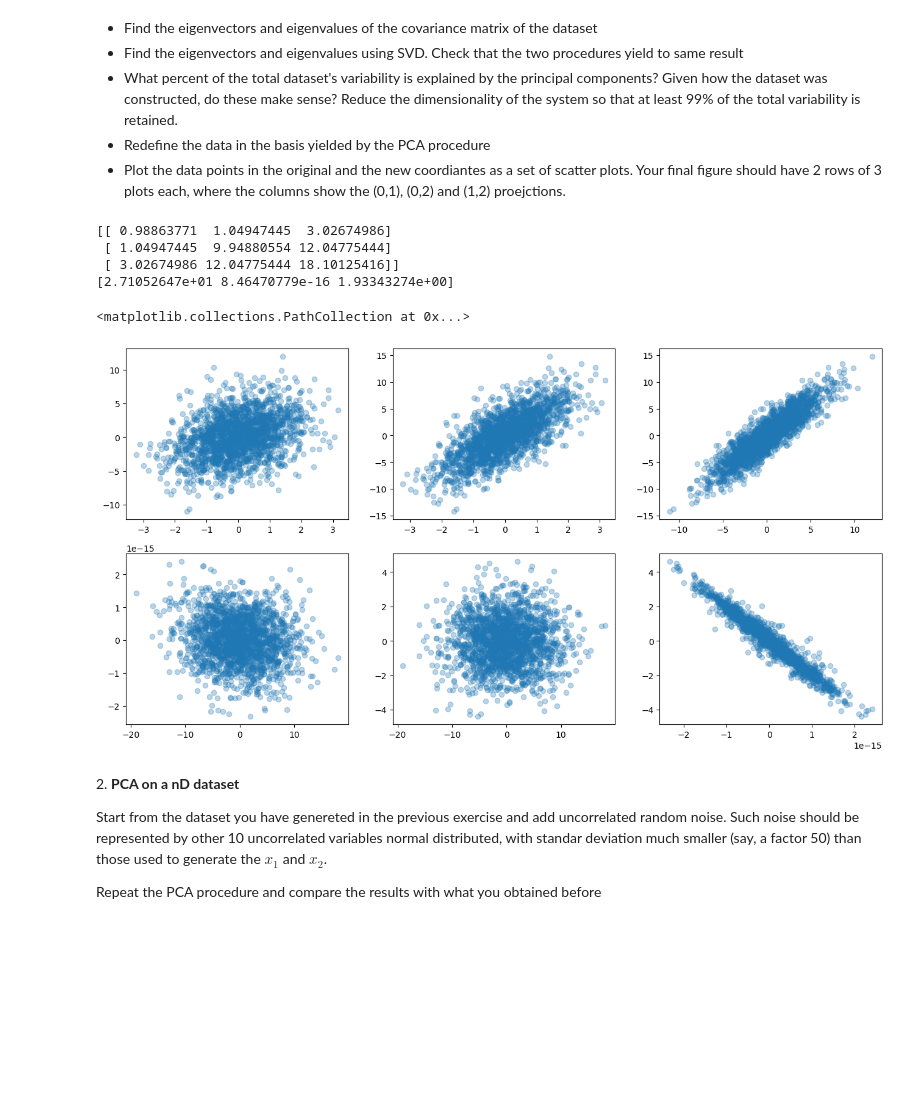
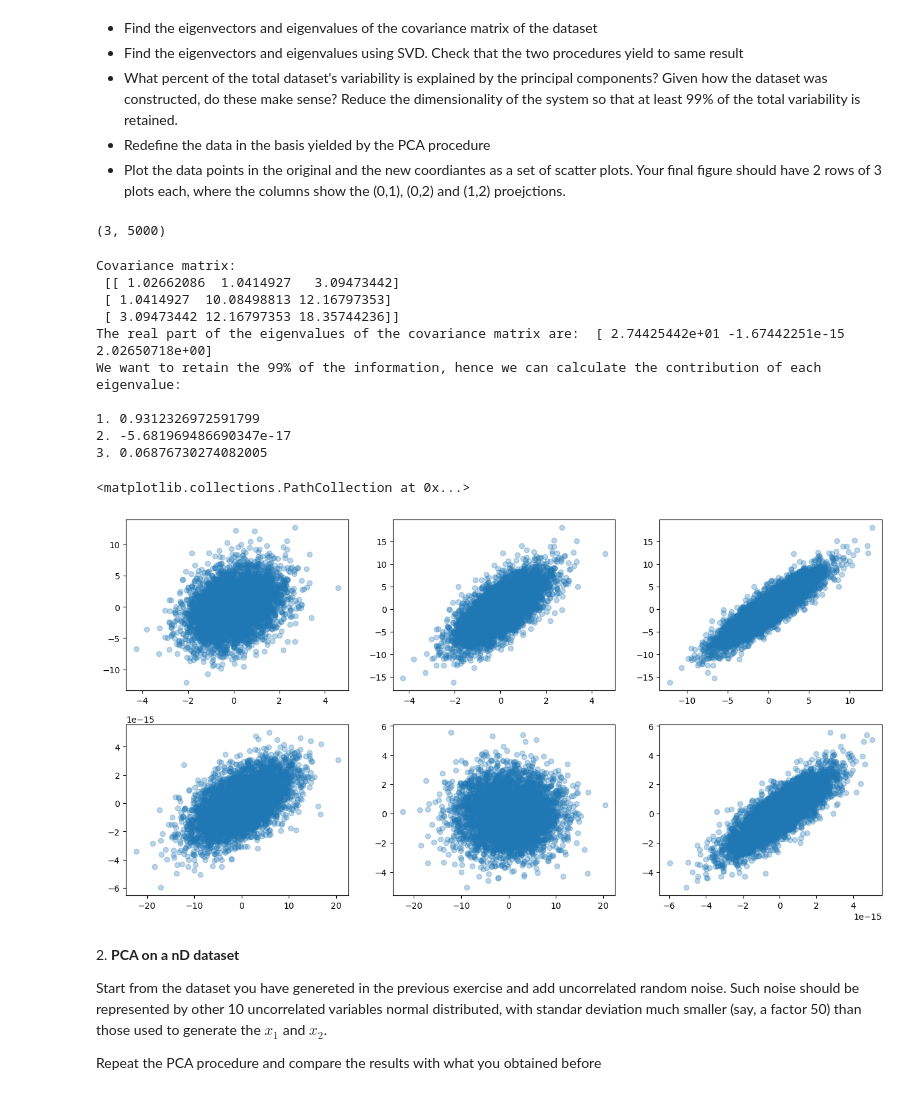
Before and after one commit to FrancescoLR02/LaboratoryOfComputationalPhysics_Y7, a Jupyter notebook: 08ex_LinearAlgebra.ipynb, the cells around one changed output. Drawn from its saved outputs; the diff is of its cells as text; code cells hidden in the pictures; blank space fills up the shorter version.

```diff
--- a/08ex_LinearAlgebra.ipynb
+++ b/08ex_LinearAlgebra.ipynb
@@ -17,24 +17,28 @@ from scipy import linalg as la
 import matplotlib.pyplot as plt
 
 
-N = 2_000
+N = 5_000
 
 x1 = np.random.normal(0, 1, N)
 x2= x1 + np.random.normal(0, 3, N)
 x3 = 2*x1 + x2
 
 x = np.array([x1, x2, x3])
+
+print(x.shape)
+# %% [output]
+(3, 5000)
 # %%
 #! IMPORTANTE!!
 
 CovMatrix = np.cov(x)
 
-print(CovMatrix)
+print("Covariance matrix:", "\n", CovMatrix)
 
 #Using normal method
 eigenVal, eigenVec = la.eig(CovMatrix)
 
-print(np.real(eigenVal))
+print("The real part of the eigenvalues of the covariance matrix are: ", np.real(eigenVal))
 
 #Using SVD
 U, D, V = la.svd(CovMatrix)
@@ -43,38 +47,57 @@ U, D, V = la.svd(CovMatrix)
 
 #Is explained by the PCA two third of the dataset, since the second eigenvalue is very small
 
+
+tr_eigenVal = np.trace(np.diag(eigenVal))
+
+Weight = eigenVal/tr_eigenVal
+
+
+print("We want to retain the 99% of the information, hence we can calculate the contribution of each eigenvalue: \n")
+print(f"1. {np.real(Weight[0])}" )
+print(f"2. {np.real(Weight[1])}" )
+print(f"3. {np.real(Weight[2])}" )
+
+
 #redefining the basis
 ScaleFactor = 2
 xProjecton = np.dot(eigenVec.T, x)
+
 
 fig, ax = plt.subplots(2, 3, figsize = (16, 8))
 
 axs = ax[0][0]
 axs.scatter(x[0, :], x[1, :], alpha = 0.3)
 
 
 axs = ax[0][1]
 axs.scatter(x[0, :], x[2, :], alpha = 0.3)
 
 axs = ax[0][2]
 axs.scatter(x[1, :], x[2, :], alpha = 0.3)
 
 
 axs = ax[1][0]
 axs.scatter(xProjecton[0, :], xProjecton[1, :], alpha = 0.3)
 
 axs = ax[1][1]
 axs.scatter(xProjecton[0, :], xProjecton[2, :], alpha = 0.3)
 
 axs = ax[1][2]
 axs.scatter(xProjecton[1, :], xProjecton[2, :], alpha = 0.3)
 # %% [output]
-[[ 0.98863771  1.04947445  3.02674986]
- [ 1.04947445  9.94880554 12.04775444]
- [ 3.02674986 12.04775444 18.10125416]]
-[2.71052647e+01 8.46470779e-16 1.93343274e+00]
+Covariance matrix:
+ [[ 1.02662086  1.0414927   3.09473442]
+ [ 1.0414927  10.08498813 12.16797353]
+ [ 3.09473442 12.16797353 18.35744236]]
+The real part of the eigenvalues of the covariance matrix are:  [ 2.74425442e+01 -1.67442251e-15  2.02650718e+00]
+We want to retain the 99% of the information, hence we can calculate the contribution of each eigenvalue:
+
+1. 0.9312326972591799
+2. -5.681969486690347e-17
+3. 0.06876730274082005
 <matplotlib.collections.PathCollection at 0x...>
-[figure, old version]
+[figure, new version]
 # %% [markdown]
 2\. **PCA on a nD dataset**
 
```
Also changed, not shown: parts of 2 cells of this notebook, 3 other files.
